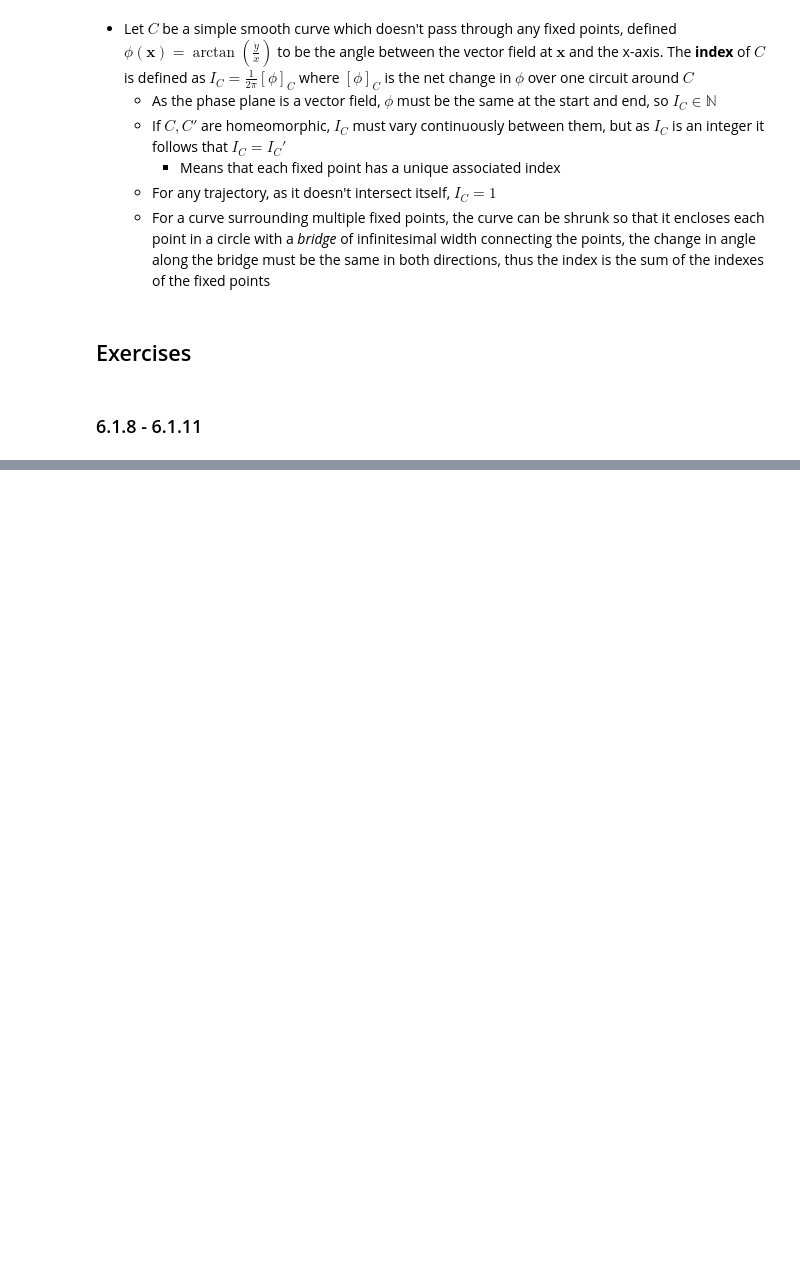
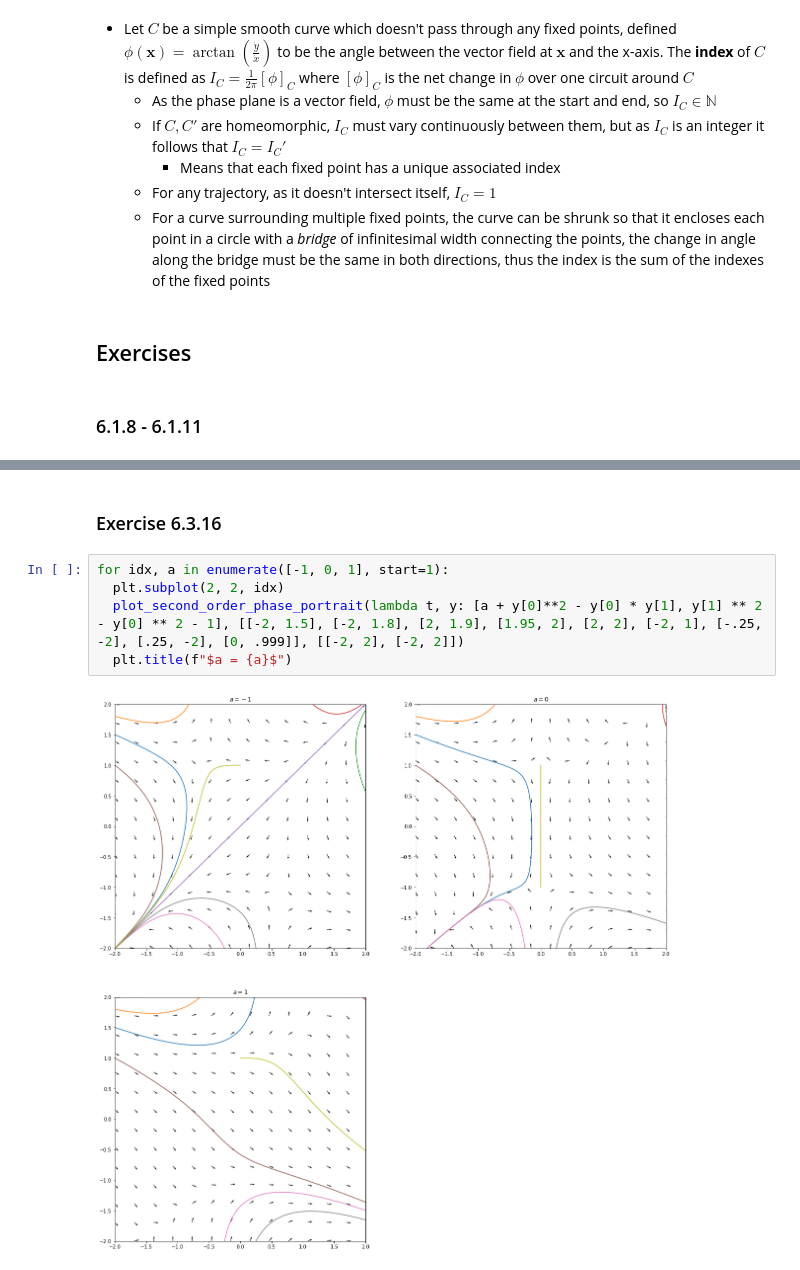
Before and after one commit to NRoboto/book-nonlinear-dynamics-chaos, a Jupyter notebook: 6-phase-plane.ipynb, the cells around one changed output, grey strips where cells are left out. Drawn from its saved outputs; the diff is of its cells as text; blank space fills up the shorter version.

```diff
--- a/6-phase-plane.ipynb
+++ b/6-phase-plane.ipynb
@@ -187,0 +178,9 @@ plot_second_order_phase_portrait(parrot, [[-2, -5], [-2, -4], [-2, -3.5], [-2, -
+# %% [markdown]
+### Exercise 6.3.16
+# %%
+for idx, a in enumerate([-1, 0, 1], start=1):
+  plt.subplot(2, 2, idx)
+  plot_second_order_phase_portrait(lambda t, y: [a + y[0]**2 - y[0] * y[1], y[1] ** 2 - y[0] ** 2 - 1], [[-2, 1.5], [-2, 1.8], [2, 1.9], [1.95, 2], [2, 2], [-2, 1], [-.25, -2], [.25, -2], [0, .999]], [[-2, 2], [-2, 2]])
+  plt.title(f"$a = {a}$")
+# %% [output]
+[figure, added]
```
Also changed, not shown: parts of 10 cells of this notebook, 2 other files.
